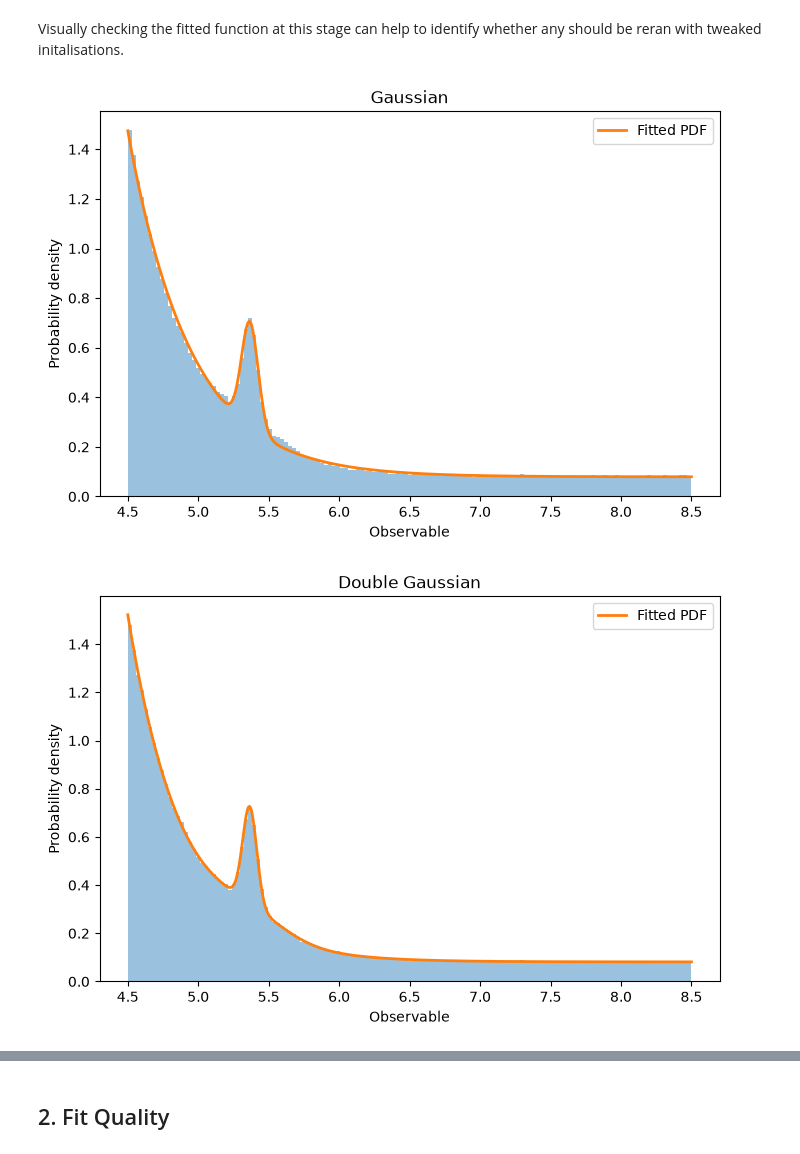
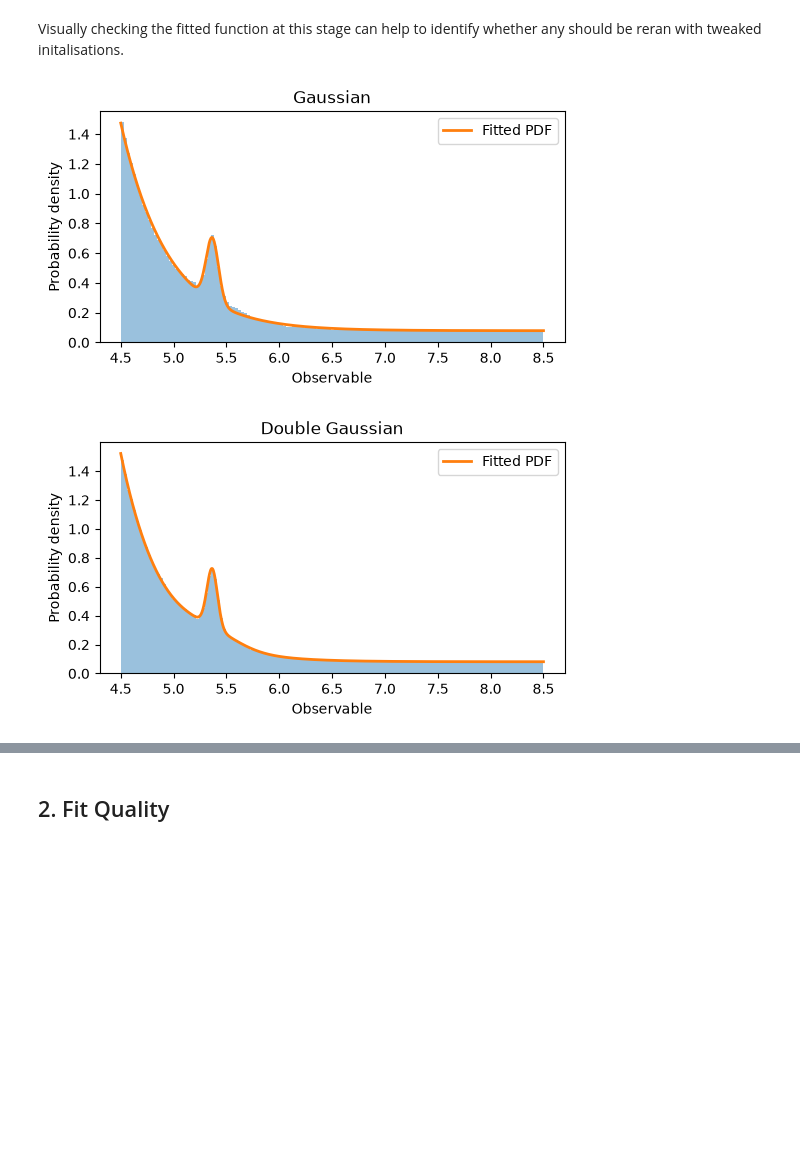
Before and after one commit to OlCrock/DAML, a Jupyter notebook: Project 1/project1.ipynb, the cells around one changed output, grey strips where cells are left out. Drawn from its saved outputs; the diff is of its cells as text; code cells hidden in the pictures; blank space fills up the shorter version.

```diff
--- a/Project 1/project1.ipynb
+++ b/Project 1/project1.ipynb
@@ -176,27 +176,27 @@ Visually checking the fitted function at this stage can help to identify whether
 # %%
 x_plot = np.linspace(fit_min, fit_max, 1000)
 
 for result in fit_results:
 
     name = result["Model"]
 
     pars = []
     for p in model_specs[name]["names"]:
         pars.append(result[p])
 
-    plt.figure(figsize=(8, 5))
+    plt.figure(figsize=(6, 3))
 
     plt.hist(data, bins="auto", range=(fit_min, fit_max),
              density=True, alpha=0.45)
 
     plt.plot(x_plot, fit_functions[name](x_plot, *pars),
              linewidth=2, label="Fitted PDF")
 
     plt.title(name)
     plt.xlabel("Observable")
     plt.ylabel("Probability density")
     plt.legend()
     plt.show()
 # %% [output]
-[figure, old version]
+[figure, new version]
-[figure, old version]
+[figure, new version]
```
Also changed, not shown: parts of 1 cell of this notebook, 1 other file.
